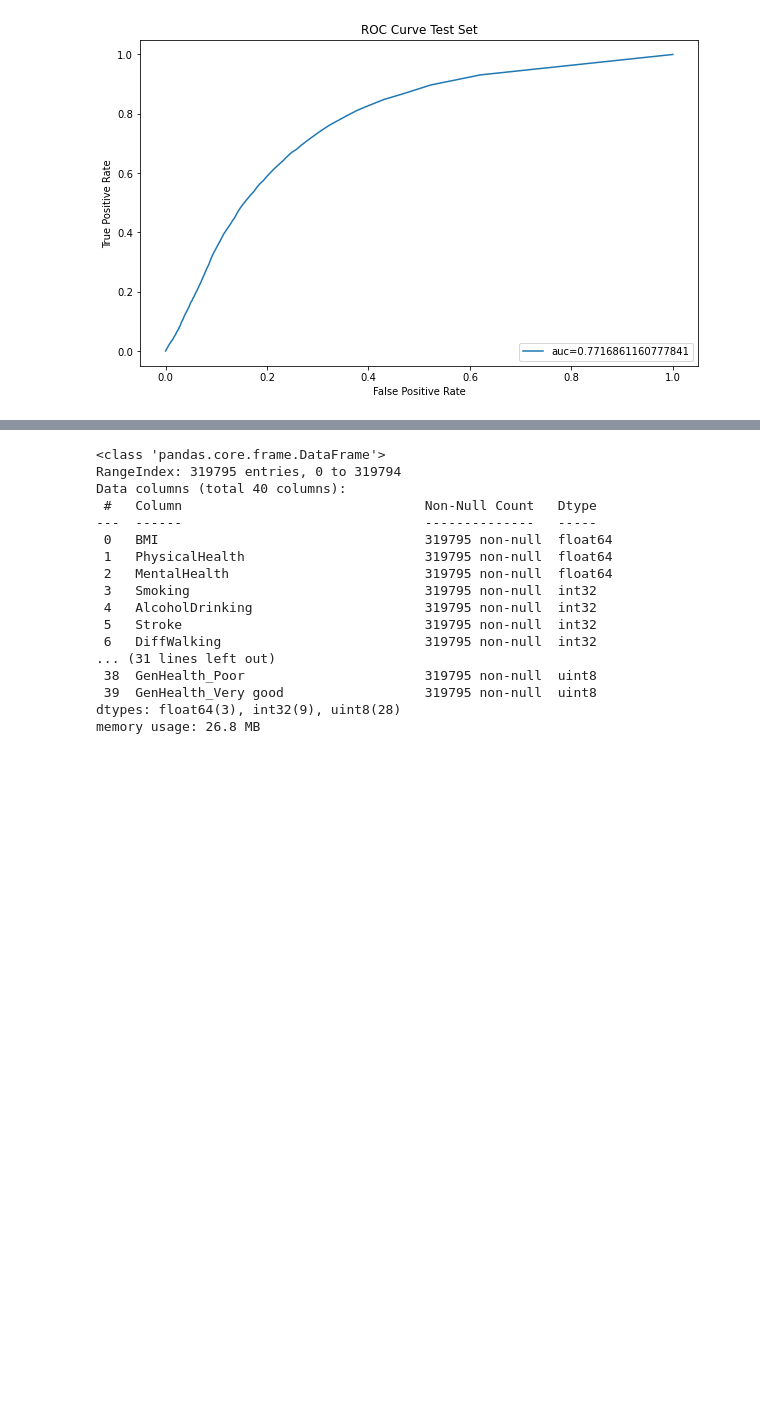
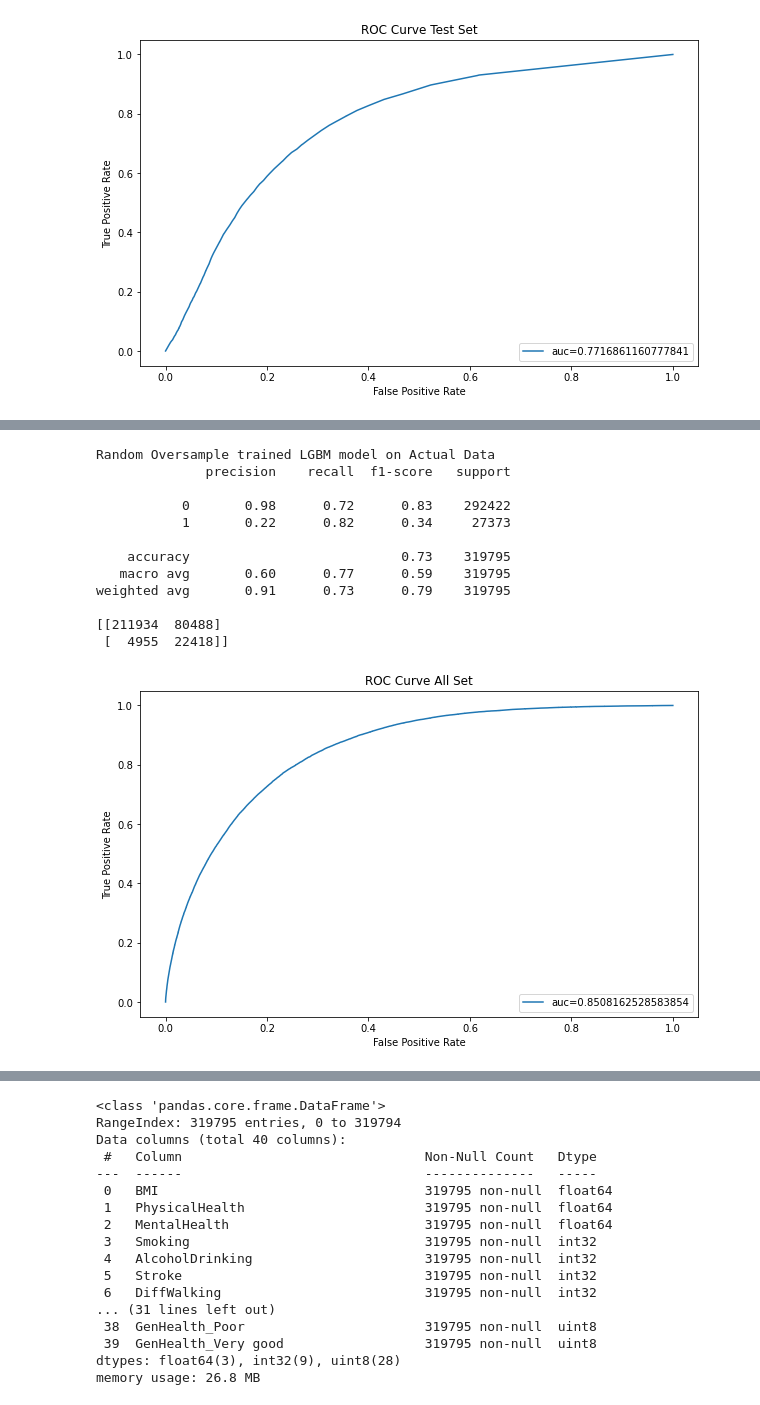
Before and after one commit to YarelyVargas/CapstoneProject_group3, a Jupyter notebook: Heart_Disease_Oversample_Final.ipynb, the cells around one changed output, grey strips where cells are left out. Drawn from its saved outputs; the diff is of its cells as text; code cells hidden in the pictures; blank space fills up the shorter version.

Commit message:
exec sum, report, slides

```diff
--- a/Heart_Disease_Oversample_Final.ipynb
+++ b/Heart_Disease_Oversample_Final.ipynb
@@ -116,0 +167,7 @@ SleepTime
+# %%
+# scale training set
+df_train_scale = pd.concat([df_scale, df_str1], axis=1)
+df_train_scale["HeartDisease"] = df_og.HeartDisease
+
+df_train_scale["HeartDisease"] = [1 if x == "Yes" else 0 for x in df_train_scale.HeartDisease]
+df_train_scale.head()
@@ -142,11 +260,10 @@ df_num2 = df_og2.loc[:, num_cols2]
 
 df_num2.drop('SleepTime', axis=1, inplace=True)
 
-num_cols = ['MentalHealth', 'BMI', 'PhysicalHealth']
-Scaler = StandardScaler()
+num_cols3 = ['MentalHealth', 'BMI', 'PhysicalHealth']
 
-df_num[num_cols] = Scaler.fit_transform(df_num[num_cols])
-df_num2[num_cols] = Scaler.fit_transform(df_num2[num_cols])
+df_num2[num_cols3] = Scaler.transform(df_num2[num_cols3])
+df_num2.head()
 df_all = pd.concat([df_num2, df_string_2], axis=1)
 df_all["HeartDisease"] = [1 if x == "Yes" else 0 for x in df_og2.HeartDisease]
 df_all.head()
@@ -216,7 +281,7 @@ NameError: name 'df_str_2' is not defined
 # %%
 # get features and target
-X = df_all.drop(["HeartDisease"], axis=1).values
-y = df_all["HeartDisease"].values
+X = df_train_scale.drop(["HeartDisease"], axis=1).values
+y = df_train_scale["HeartDisease"].values
 # %%
 # Use the Sklearn `train_test_split()` function to split the data into training and testing data
 X_train, X_test, y_train, y_test = train_test_split(X, y, random_state=42, test_size=.25)
@@ -345,7 +406,7 @@ weighted avg       0.91      0.75      0.80     79949
 [figure]
 # %%
 lgbm = LGBMClassifier(random_state=42)
-lgbm = evaluateModel(lgbm, X_resampled, y_resampled, X_test, y_test)
+lgbmre = evaluateModel(lgbm, X_resampled, y_resampled, X_test, y_test)
 # %% [output]
 TRAINING SET
               precision    recall  f1-score   support
@@ -588,3 +652,41 @@ weighted avg       0.96      0.96      0.96    319795
 [[284378   8044]
  [  5328  22045]]
 [figure]
+# %%
+# Oversampling BASIC LGBM MODEL
+# get features and target
+x_all = df_all.drop(["HeartDisease"], axis=1).values
+y_all = df_all["HeartDisease"].values
+
+test_preds = lgbmre.predict(x_all)
+class_report_test = classification_report(y_all, test_preds)
+conf_matrix_test = confusion_matrix(y_all, test_preds)
+print('Random Oversample trained LGBM model on Actual Data')
+print(class_report_test)
+print(conf_matrix_test)
+
+y_pred_proba = lgbmre.predict_proba(x_all)[::,1]
+fpr, tpr, _ = roc_curve(y_all,  y_pred_proba)
+auc = roc_auc_score(y_all, y_pred_proba)
+
+plt.figure(figsize=(10,6))
+plt.plot(fpr,tpr,label="auc="+str(auc))
+plt.xlabel("False Positive Rate")
+plt.ylabel("True Positive Rate")
+plt.title("ROC Curve All Set")
+plt.legend(loc=4)
+plt.show()
+# %% [output]
+Random Oversample trained LGBM model on Actual Data
+              precision    recall  f1-score   support
+
+           0       0.98      0.72      0.83    292422
+           1       0.22      0.82      0.34     27373
+
+    accuracy                           0.73    319795
+   macro avg       0.60      0.77      0.59    319795
+weighted avg       0.91      0.73      0.79    319795
+
+[[211934  80488]
+ [  4955  22418]]
+[figure, added]
```
Also changed, not shown: parts of 25 cells of this notebook, 7 other files.
